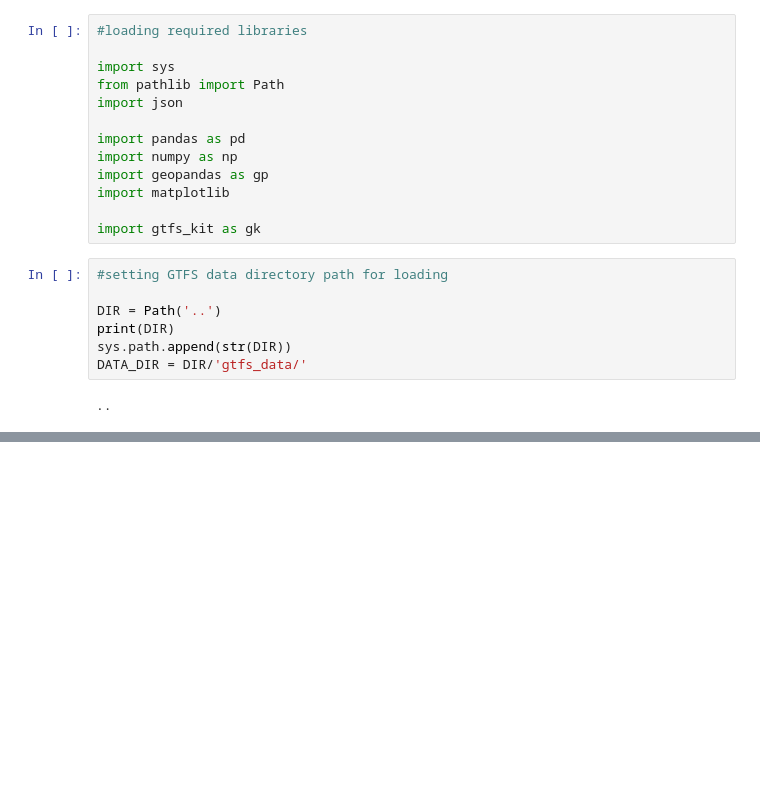
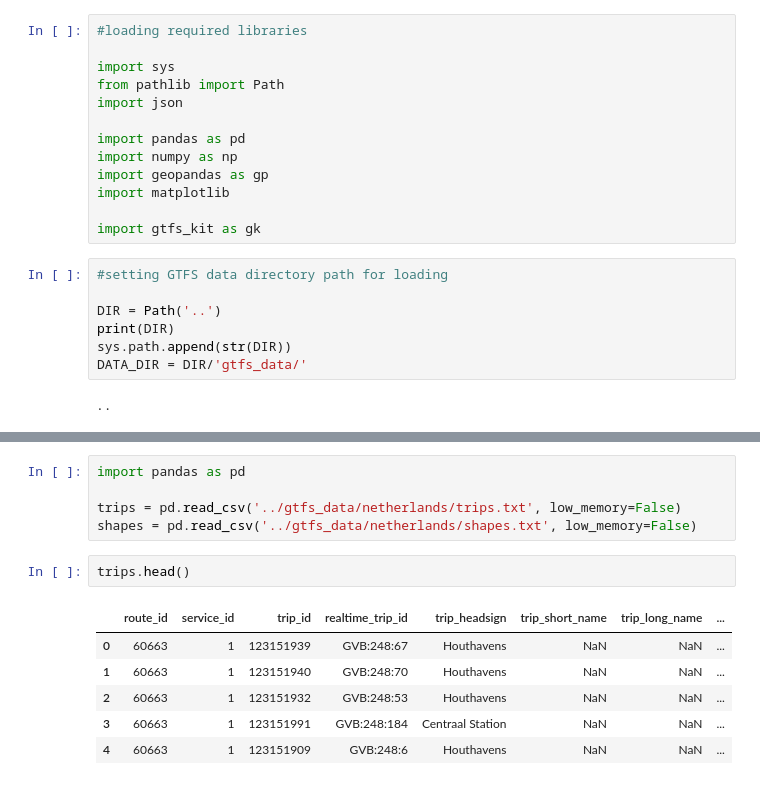
Before and after one commit to TPM-Resilience-Lab/public-transit-system, a Jupyter notebook: python-codes/gtfs_analysis.ipynb, the cells around one changed output, grey strips where cells are left out. Cells and saved outputs as stored; diff of their text form; blank space fills up the shorter version.

```diff
--- a/python-codes/gtfs_analysis.ipynb
+++ b/python-codes/gtfs_analysis.ipynb
@@ -38,0 +81,14 @@ gk.list_feed(path)
+# %%
+import pandas as pd
+
+trips = pd.read_csv('../gtfs_data/netherlands/trips.txt', low_memory=False)
+shapes = pd.read_csv('../gtfs_data/netherlands/shapes.txt', low_memory=False)
+# %%
+trips.head()
+# %% [output]
+|  | route_id | service_id | trip_id | realtime_trip_id | trip_headsign | trip_short_name | trip_long_name | ... |
+| 0 | 60663 | 1 | 123151939 | GVB:248:67 | Houthavens | NaN | NaN | ... |
+| 1 | 60663 | 1 | 123151940 | GVB:248:70 | Houthavens | NaN | NaN | ... |
+| 2 | 60663 | 1 | 123151932 | GVB:248:53 | Houthavens | NaN | NaN | ... |
+| 3 | 60663 | 1 | 123151991 | GVB:248:184 | Centraal Station | NaN | NaN | ... |
+| 4 | 60663 | 1 | 123151909 | GVB:248:6 | Houthavens | NaN | NaN | ... |
```
Also changed, not shown: parts of 9 cells of this notebook, 1 other file.
